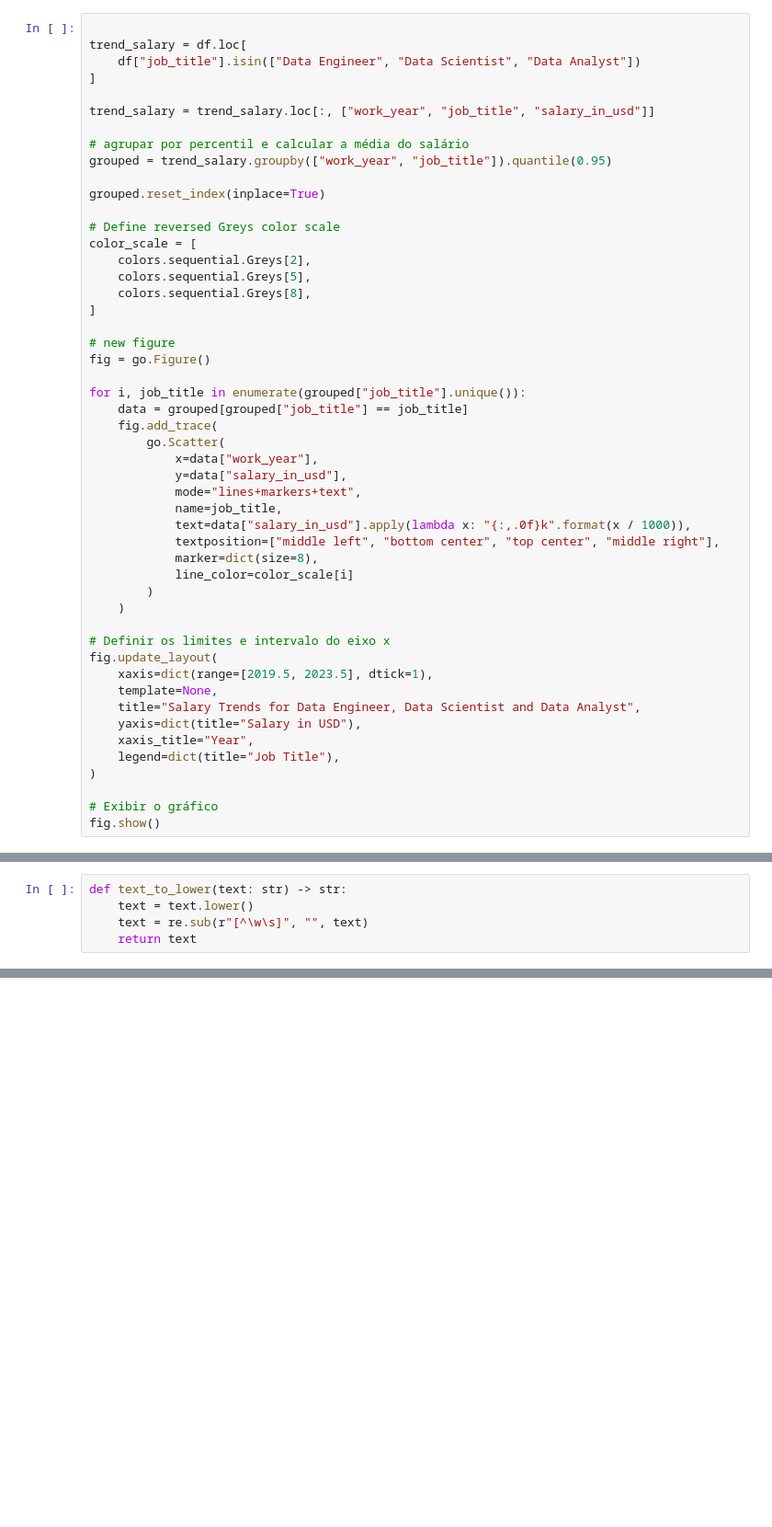
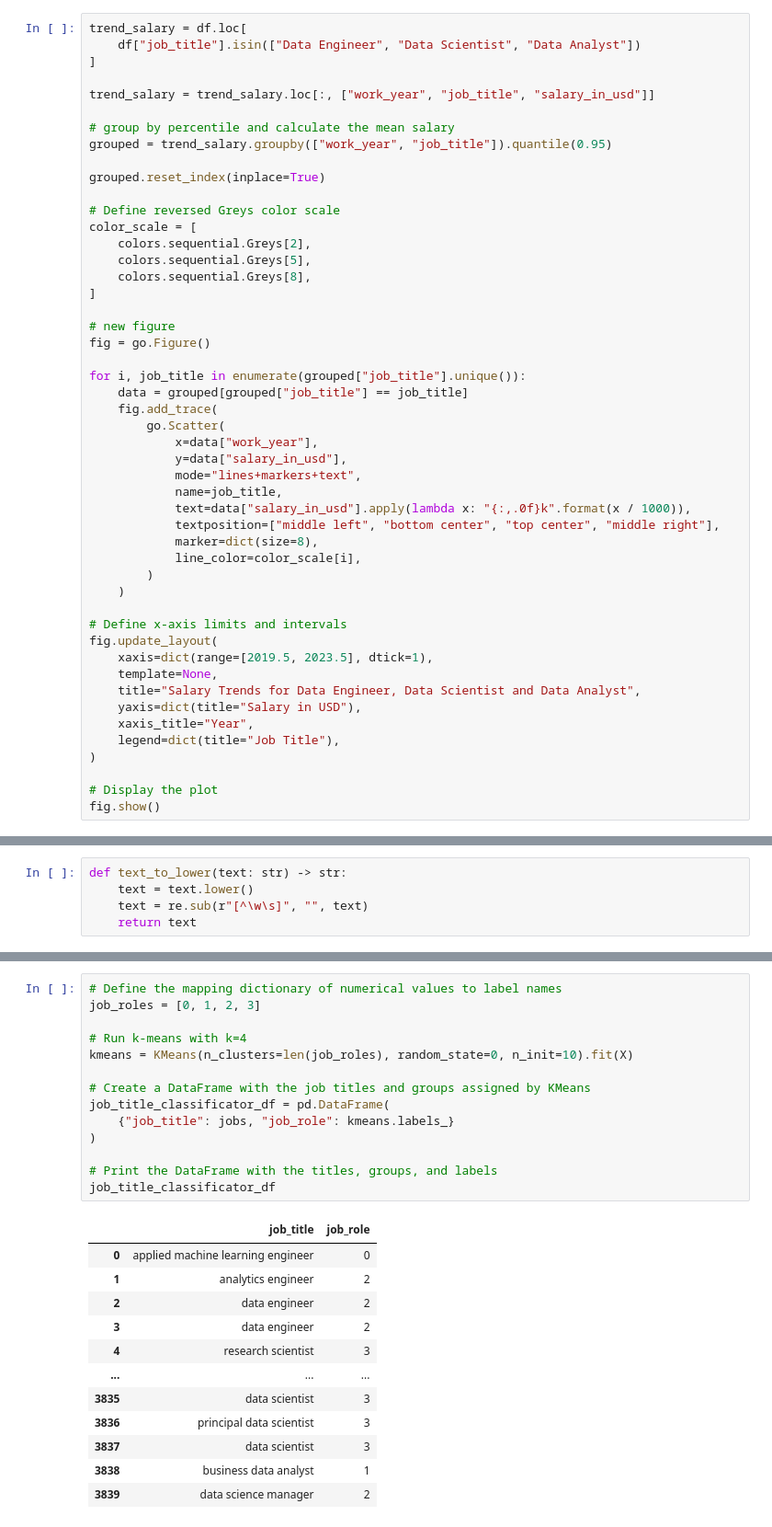
Before and after one commit to viniciusparede/data-science-job-salaries, a Jupyter notebook: notebooks/eda.ipynb, the cells around one changed output, grey strips where cells are left out. Shown at 92% size. Saved outputs shown, nothing was run; the diff lists cells and outputs as text; blank space fills up the shorter version.

```diff
--- a/notebooks/eda.ipynb
+++ b/notebooks/eda.ipynb
@@ -1525,14 +1593,13 @@ The salary difference between remote and in-person positions for data profession
 # %% [markdown]
 ### Trend Salary per top Job Title
 # %%
-
 trend_salary = df.loc[
     df["job_title"].isin(["Data Engineer", "Data Scientist", "Data Analyst"])
 ]
 
 trend_salary = trend_salary.loc[:, ["work_year", "job_title", "salary_in_usd"]]
 
-# agrupar por percentil e calcular a média do salário
+# group by percentile and calculate the mean salary
 grouped = trend_salary.groupby(["work_year", "job_title"]).quantile(0.95)
 
 grouped.reset_index(inplace=True)
@@ -1558,11 +1625,11 @@ for i, job_title in enumerate(grouped["job_title"].unique()):
             text=data["salary_in_usd"].apply(lambda x: "{:,.0f}k".format(x / 1000)),
             textposition=["middle left", "bottom center", "top center", "middle right"],
             marker=dict(size=8),
-            line_color=color_scale[i]
+            line_color=color_scale[i],
         )
     )
 
-# Definir os limites e intervalo do eixo x
+# Define x-axis limits and intervals
 fig.update_layout(
     xaxis=dict(range=[2019.5, 2023.5], dtick=1),
     template=None,
@@ -1572,7 +1639,7 @@ fig.update_layout(
     legend=dict(title="Job Title"),
 )
 
-# Exibir o gráfico
+# Display the plot
 fig.show()
 # %% [markdown]
 # Multivariate analysis
@@ -1845,0 +1842,27 @@ job_title_classificator_df
+# %%
+# Define the mapping dictionary of numerical values to label names
+job_roles = [0, 1, 2, 3]
+
+# Run k-means with k=4
+kmeans = KMeans(n_clusters=len(job_roles), random_state=0, n_init=10).fit(X)
+
+# Create a DataFrame with the job titles and groups assigned by KMeans
+job_title_classificator_df = pd.DataFrame(
+    {"job_title": jobs, "job_role": kmeans.labels_}
+)
+
+# Print the DataFrame with the titles, groups, and labels
+job_title_classificator_df
+# %% [output]
+|  | job_title | job_role |
+| 0 | applied machine learning engineer | 0 |
+| 1 | analytics engineer | 2 |
+| 2 | data engineer | 2 |
+| 3 | data engineer | 2 |
+| 4 | research scientist | 3 |
+| ... | ... | ... |
+| 3835 | data scientist | 3 |
+| 3836 | principal data scientist | 3 |
+| 3837 | data scientist | 3 |
+| 3838 | business data analyst | 1 |
+| 3839 | data science manager | 2 |
```
Also changed, not shown: parts of 75 cells of this notebook.
